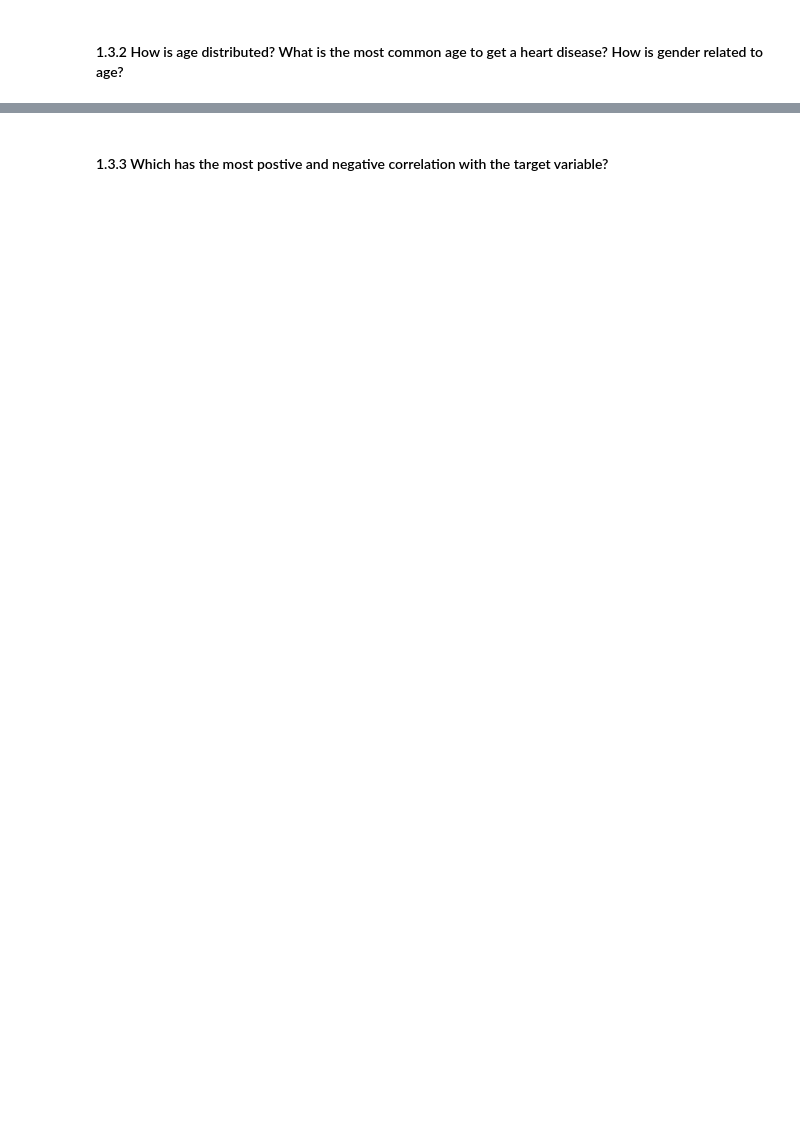
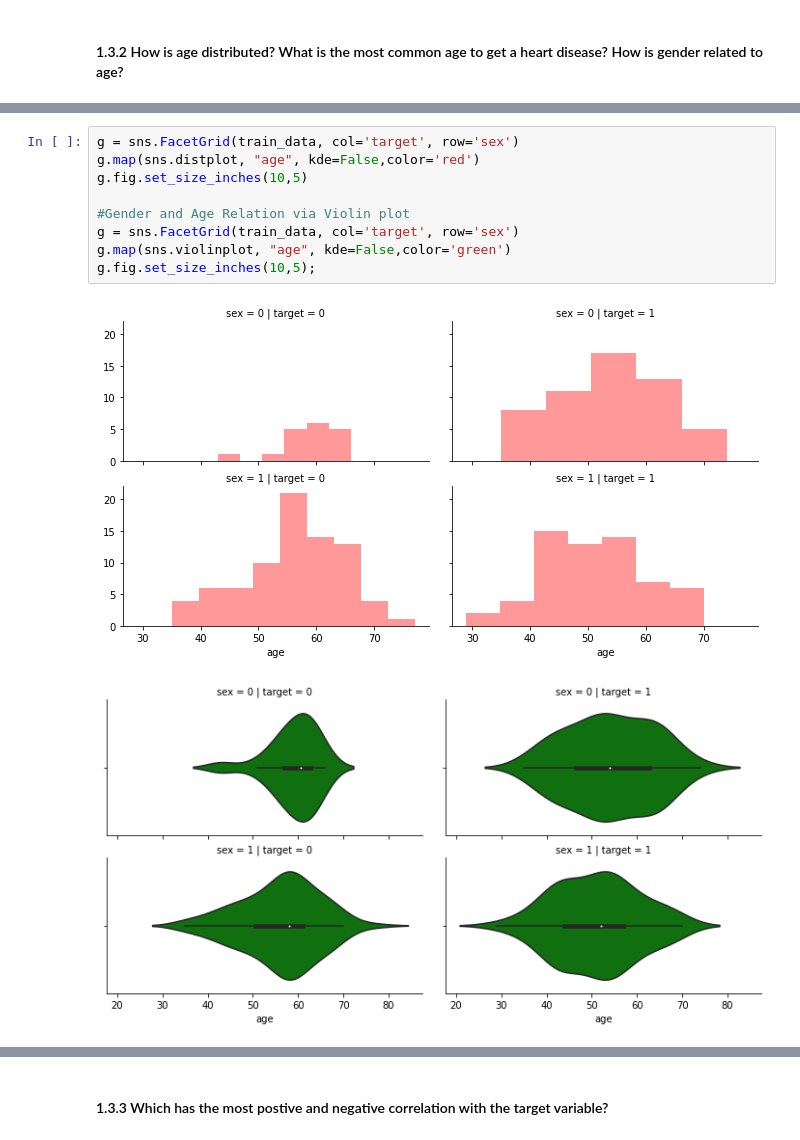
Before and after one commit to Surojit-KB/UNIV-AI-ML2-HW1, a Jupyter notebook: Copy_of_distribute_HW1.ipynb, the cells around one changed output, grey strips where cells are left out. Drawn from its saved outputs; the diff is of its cells as text; blank space fills up the shorter version.

```diff
--- a/Copy_of_distribute_HW1.ipynb
+++ b/Copy_of_distribute_HW1.ipynb
@@ -292,0 +312,12 @@ your answer here
+# %%
+g = sns.FacetGrid(train_data, col='target', row='sex')
+g.map(sns.distplot, "age", kde=False,color='red')
+g.fig.set_size_inches(10,5)
+
+#Gender and Age Relation via Violin plot
+g = sns.FacetGrid(train_data, col='target', row='sex')
+g.map(sns.violinplot, "age", kde=False,color='green')
+g.fig.set_size_inches(10,5);
+# %% [output]
+[figure, added]
+[figure, added]
```
Also changed, not shown: parts of 48 cells of this notebook.
